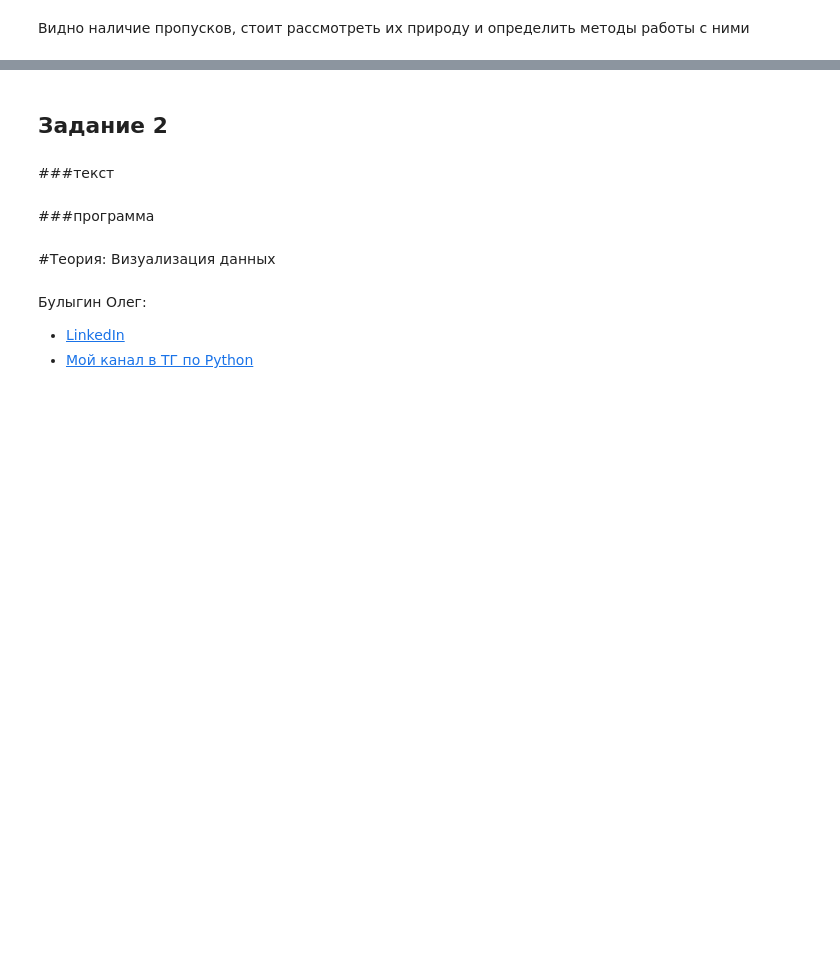
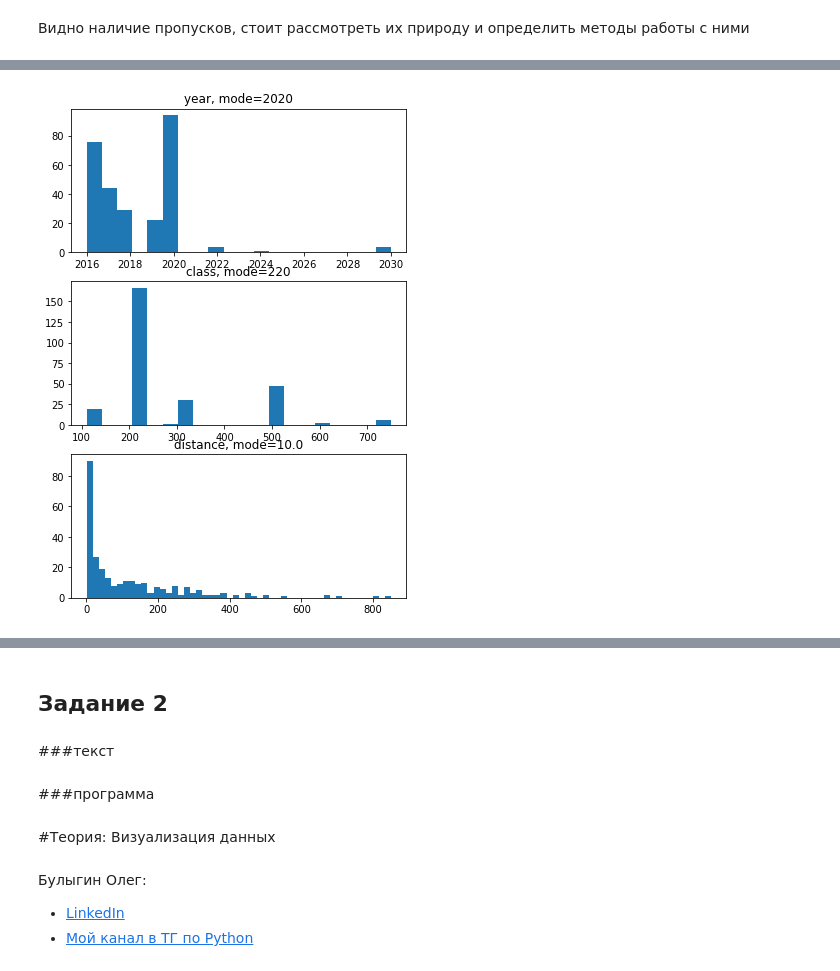
Before and after one commit to sky16k/pyda, a Jupyter notebook: PYDA15_viz_HW.ipynb, the cells around one changed output, grey strips where cells are left out. Saved outputs shown, nothing was run; the diff lists cells and outputs as text; code cells hidden in the pictures; blank space fills up the shorter version.

```diff
--- a/PYDA15_viz_HW.ipynb
+++ b/PYDA15_viz_HW.ipynb
@@ -216,0 +338,14 @@ memory usage: 19.2+ KB
+# %%
+fig, (pl1,pl2,pl3) =  plt.subplots(3)
+fig.set_figheight(9)
+fig.set_figwidth(6)
+
+pl1.hist(df_copy['year'],bins=20)
+pl1.set_title(f"year, mode={df_copy['year'].mode()[0]}")
+pl2.hist(df_copy['class'],bins=20)
+pl2.set_title(f"class, mode={df_copy['class'].mode()[0]}")
+pl3.hist(df_copy['dist'],bins=50)
+pl3.set_title(f"distance, mode={df_copy['dist'].mode()[0]}")
+plt.show()
+# %% [output]
+[figure, added]
```
Also changed, not shown: parts of 76 cells of this notebook.
